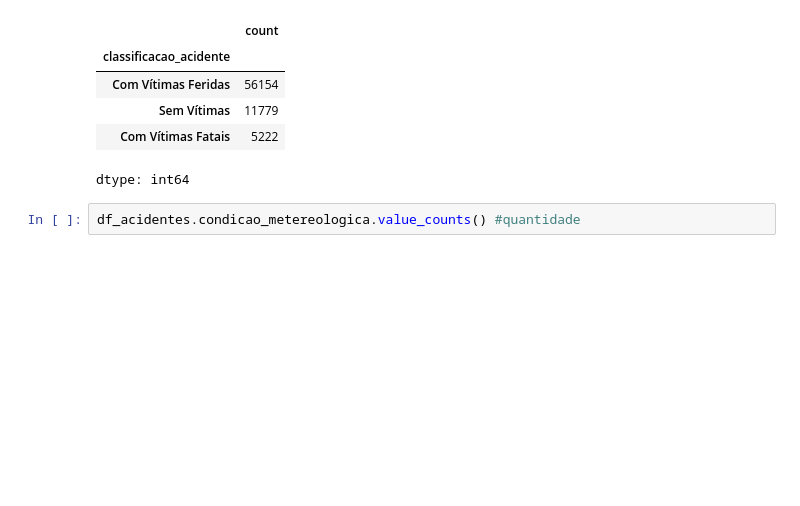
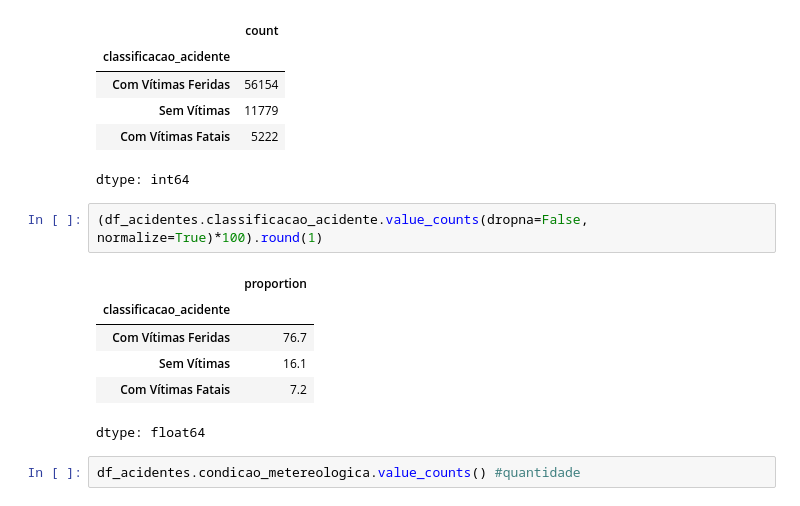
Before and after one commit to gabrielmprata/acidentes_transito, a Jupyter notebook: Acidentes_Rodoviarios_PreProc.ipynb, the cells around one changed output. Saved outputs shown, nothing was run; the diff lists cells and outputs as text; blank space fills up the shorter version.

```diff
--- a/Acidentes_Rodoviarios_PreProc.ipynb
+++ b/Acidentes_Rodoviarios_PreProc.ipynb
@@ -343,6 +343,15 @@ df_acidentes.classificacao_acidente.value_counts() #quantidade
 | Sem Vítimas | 11779 |
 | Com Vítimas Fatais | 5222 |
 dtype: int64
+# %%
+(df_acidentes.classificacao_acidente.value_counts(dropna=False, normalize=True)*100).round(1)
+# %% [output]
+|  | proportion |
+| classificacao_acidente |  |
+| Com Vítimas Feridas | 76.7 |
+| Sem Vítimas | 16.1 |
+| Com Vítimas Fatais | 7.2 |
+dtype: float64
 # %%
 df_acidentes.condicao_metereologica.value_counts() #quantidade
 # %% [output]
```
